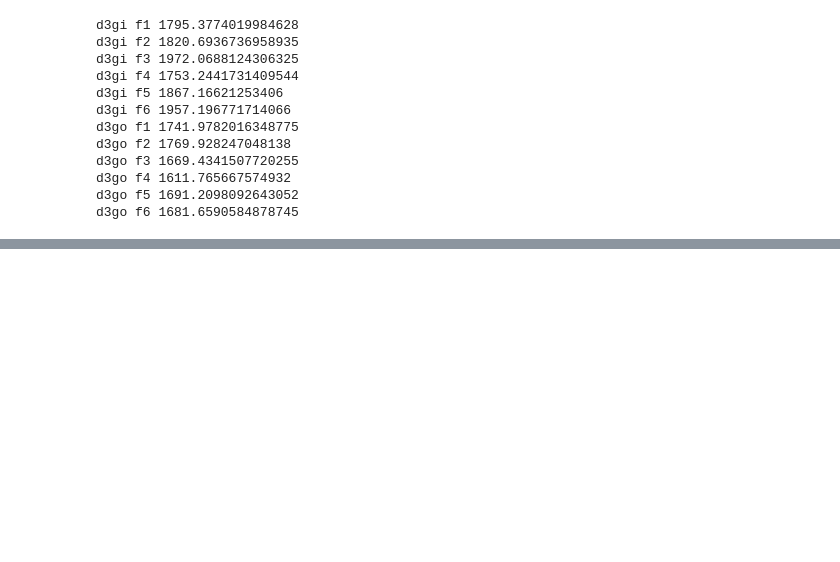
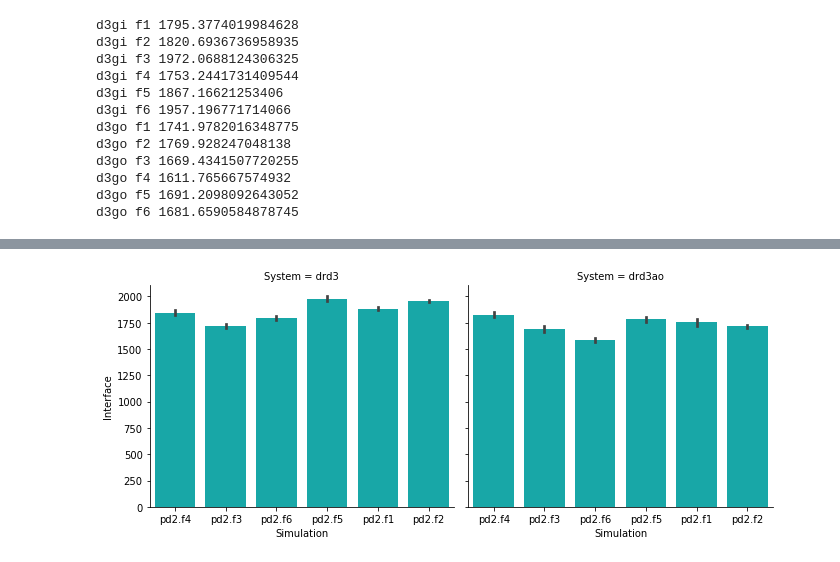
Before and after one commit to brucekhlee/ace, a Jupyter notebook: tutorial/dx_g_cpx/plot_interface3.ipynb, the cells around one changed output, grey strips where cells are left out. Saved outputs shown, nothing was run; the diff lists cells and outputs as text; code cells hidden in the pictures; blank space fills up the shorter version.

```diff
--- a/tutorial/dx_g_cpx/plot_interface3.ipynb
+++ b/tutorial/dx_g_cpx/plot_interface3.ipynb
@@ -228,9 +248,10 @@ d3go f6 1681.6590584878745
 # %%
-d3go_pd = read_data2("drd3ao", "prm3", 600)
-d3gi_pd = read_data2("drd3", "prm7", 600)
-d3_pd = pd.concat([d3go_pd,d3gi_pd])
-d3_pd_plot = sns.catplot(x="Simulation", y="Interface",
-                col="System", color='c',
-                data=d3_pd, kind="bar",
-                height=4, aspect=1.2);
+# Not working
+# d3go_pd = read_data2("drd3ao", "prm3", 600)
+# d3gi_pd = read_data2("drd3", "prm7", 600)
+# d3_pd = pd.concat([d3go_pd,d3gi_pd])
+# d3_pd_plot = sns.catplot(x="Simulation", y="Interface",
+#                 col="System", color='c',
+#                 data=d3_pd, kind="bar",
+#                 height=4, aspect=1.2);
 # %% [output]
@@ -238,0 +269,4 @@ OSError: /home/khlee/work/desmond/output/drd3ao/prm3/drd3ao_prm3.1//ene/time.dat
+# %%
+bootstrap(d3_pd)
+# %% [output]
+[figure, added]
```
Also changed, not shown: parts of 9 cells of this notebook.
